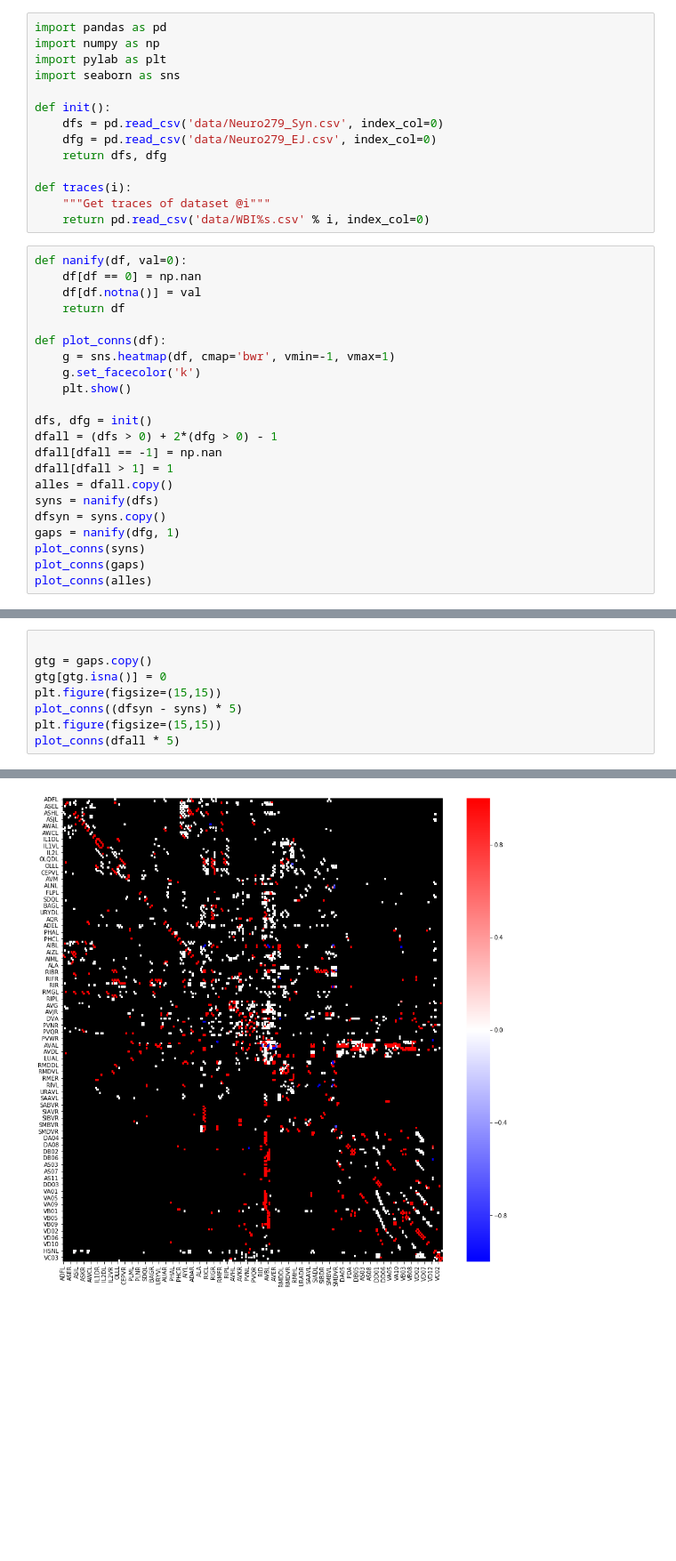
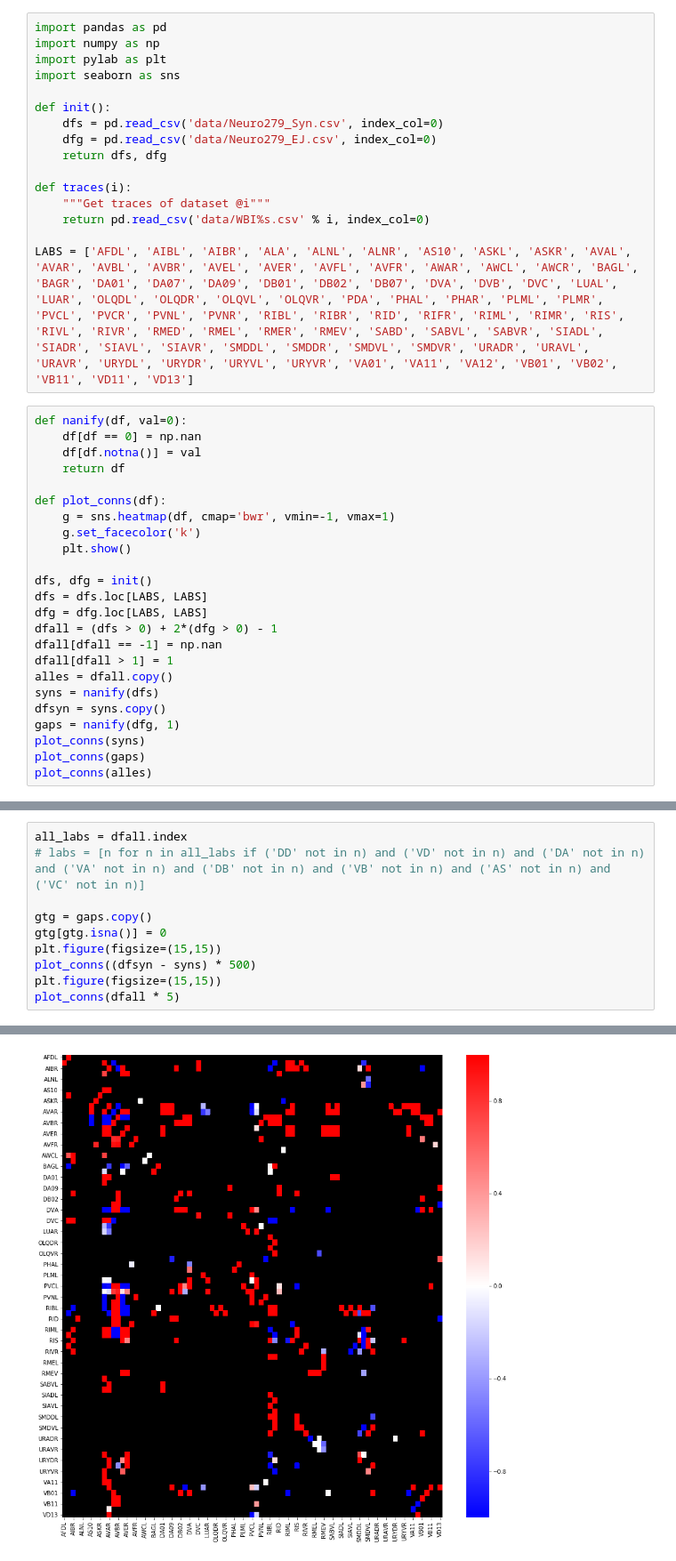
Before and after one commit to MarcJavin/WBI-analysis, a Jupyter notebook: SynapsesSigns.ipynb, the cells around one changed output, grey strips where cells are left out. Shown at 89% size. Saved outputs shown, nothing was run; the diff lists cells and outputs as text; blank space fills up the shorter version.

```diff
--- a/SynapsesSigns.ipynb
+++ b/SynapsesSigns.ipynb
@@ -12,6 +12,8 @@ def init():
 def traces(i):
     """Get traces of dataset @i"""
     return pd.read_csv('data/WBI%s.csv' % i, index_col=0)
+
+LABS = ['AFDL', 'AIBL', 'AIBR', 'ALA', 'ALNL', 'ALNR', 'AS10', 'ASKL', 'ASKR', 'AVAL', 'AVAR', 'AVBL', 'AVBR', 'AVEL', 'AVER', 'AVFL', 'AVFR', 'AWAR', 'AWCL', 'AWCR', 'BAGL', 'BAGR', 'DA01', 'DA07', 'DA09', 'DB01', 'DB02', 'DB07', 'DVA', 'DVB', 'DVC', 'LUAL', 'LUAR', 'OLQDL', 'OLQDR', 'OLQVL', 'OLQVR', 'PDA', 'PHAL', 'PHAR', 'PLML', 'PLMR', 'PVCL', 'PVCR', 'PVNL', 'PVNR', 'RIBL', 'RIBR', 'RID', 'RIFR', 'RIML', 'RIMR', 'RIS', 'RIVL', 'RIVR', 'RMED', 'RMEL', 'RMER', 'RMEV', 'SABD', 'SABVL', 'SABVR', 'SIADL', 'SIADR', 'SIAVL', 'SIAVR', 'SMDDL', 'SMDDR', 'SMDVL', 'SMDVR', 'URADR', 'URAVL', 'URAVR', 'URYDL', 'URYDR', 'URYVL', 'URYVR', 'VA01', 'VA11', 'VA12', 'VB01', 'VB02', 'VB11', 'VD11', 'VD13']
 # %%
 def nanify(df, val=0):
     df[df == 0] = np.nan
@@ -24,6 +26,8 @@ def plot_conns(df):
     plt.show()
 
 dfs, dfg = init()
+dfs = dfs.loc[LABS, LABS]
+dfg = dfg.loc[LABS, LABS]
 dfall = (dfs > 0) + 2*(dfg > 0) - 1
 dfall[dfall == -1] = np.nan
 dfall[dfall > 1] = 1
@@ -64,9 +80,11 @@ for i in range(6):
 # %%
+all_labs = dfall.index
+# labs = [n for n in all_labs if ('DD' not in n) and ('VD' not in n) and ('DA' not in n) and ('VA' not in n) and ('DB' not in n) and ('VB' not in n) and ('AS' not in n) and ('VC' not in n)]
 
 gtg = gaps.copy()
 gtg[gtg.isna()] = 0
 plt.figure(figsize=(15,15))
-plot_conns((dfsyn - syns) * 5)
+plot_conns((dfsyn - syns) * 500)
 plt.figure(figsize=(15,15))
 plot_conns(dfall * 5)
 # %% [output]
@@ -74 +92 @@ plot_conns(dfall * 5)
-[figure, old version]
+[figure, new version]
```
Also changed, not shown: parts of 5 cells of this notebook.
